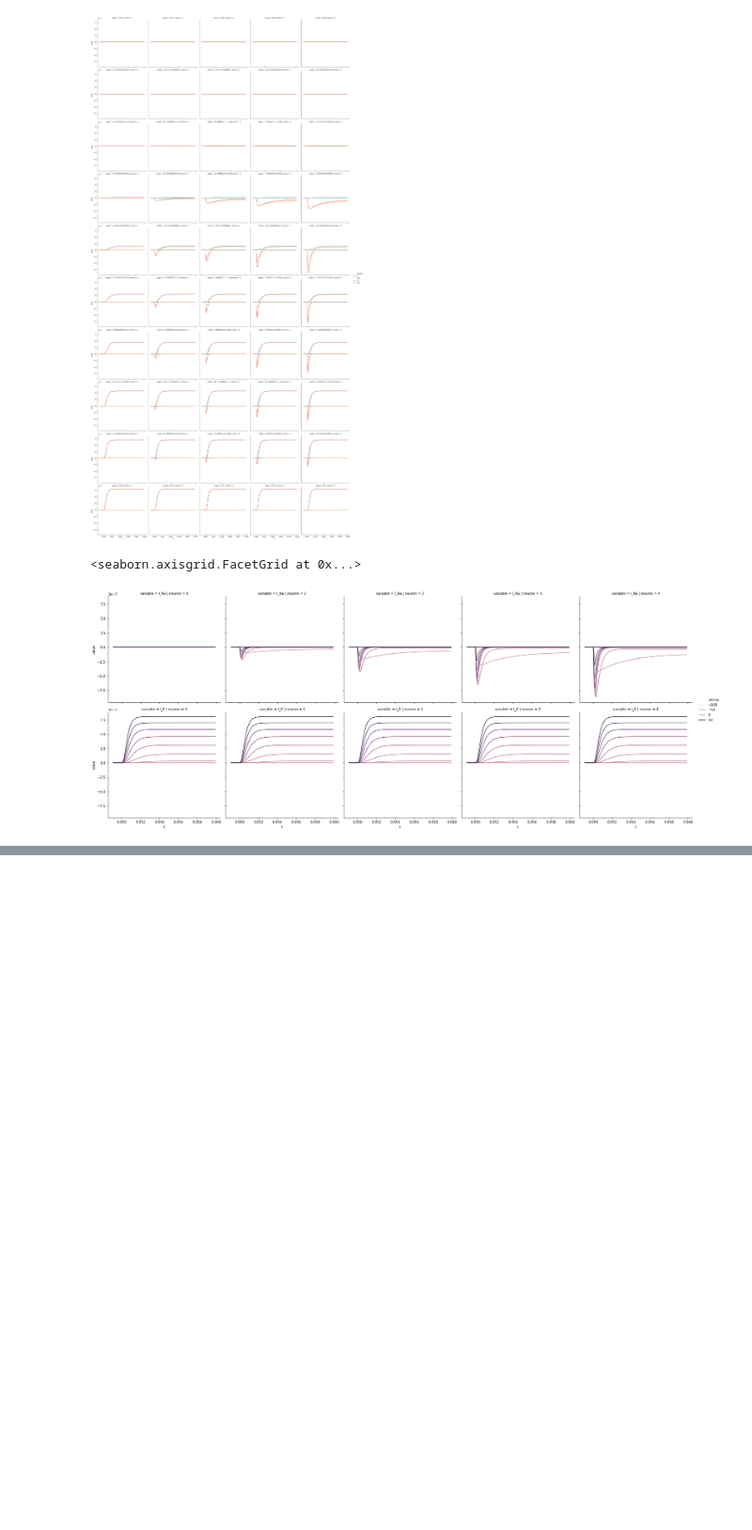
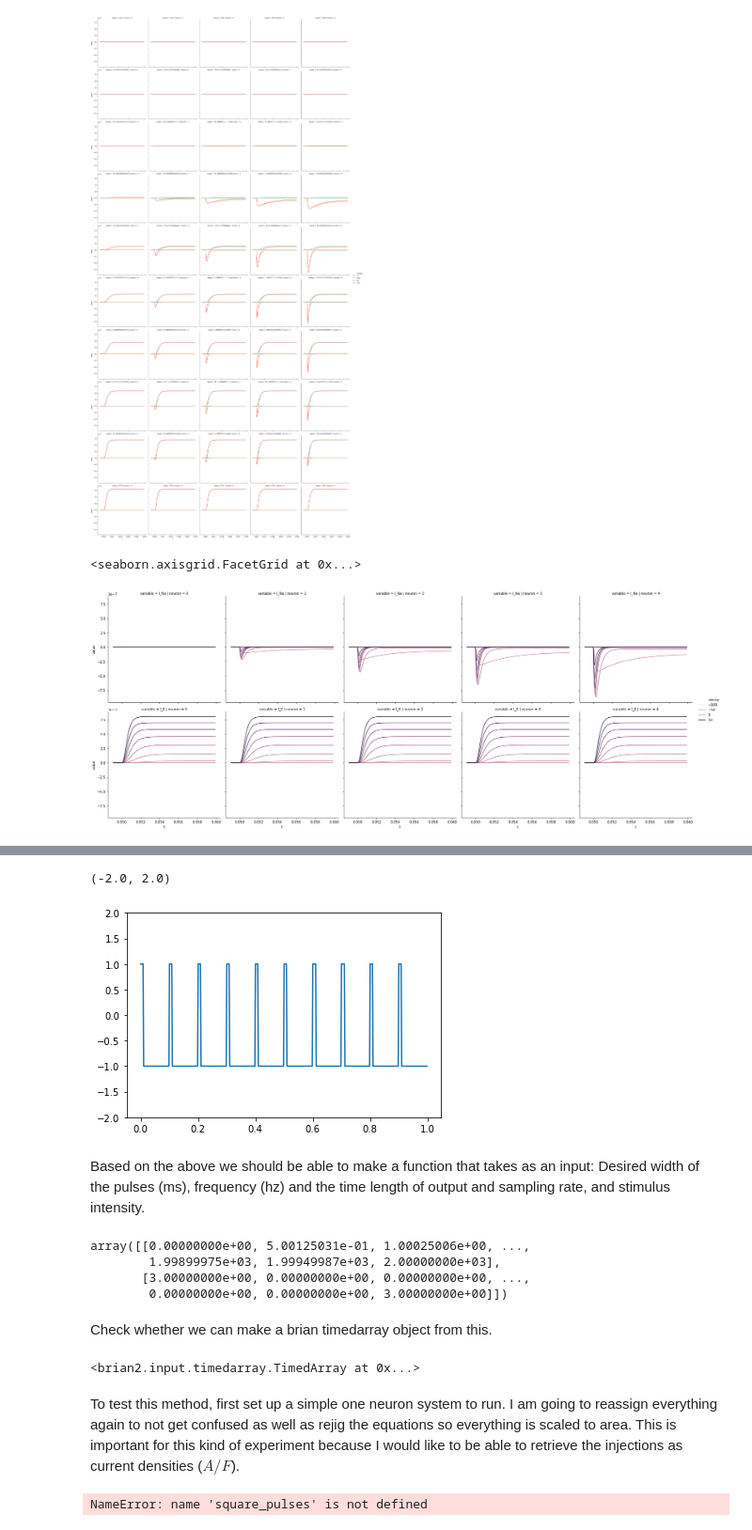
Before and after one commit to linusconrad/neurodynamics-learning, a Jupyter notebook: HHsandbox.ipynb, the cells around one changed output, grey strips where cells are left out. Shown at 94% size. Saved outputs shown, nothing was run; the diff lists cells and outputs as text; code cells hidden in the pictures; blank space fills up the shorter version.

```diff
--- a/HHsandbox.ipynb
+++ b/HHsandbox.ipynb
@@ -949,0 +962,13 @@ This can then be used to construct I/O relationships.
+# %%
+#define a time vector
+t = np.linspace(0, 1, 500, endpoint=False)
+# Make a square
+square = signal.square(2 * np.pi * 10 * t, duty = 0.1)
+plt.plot(t, square)
+plt.ylim(-2, 2)
+# %% [output]
+(-2.0, 2.0)
+[figure, added]
+# %% [markdown]
+Based on the above we should be able to make a function that takes as an input:
+Desired width of the pulses (ms), frequency (hz) and the time length of output and sampling rate, and stimulus intensity.
@@ -949,0 +988,25 @@ This can then be used to construct I/O relationships.
+# %%
+square_pulses(pulsewidth_ms = 0.1,
+                      frequency_hz = 3,
+                      tend_ms = 2000,
+                      SR_hz = 2000,
+                      Inj_nA = 3)
+# %% [output]
+array([[0.00000000e+00, 5.00125031e-01, 1.00025006e+00, ...,
+        1.99899975e+03, 1.99949987e+03, 2.00000000e+03],
+       [3.00000000e+00, 0.00000000e+00, 0.00000000e+00, ...,
+        0.00000000e+00, 0.00000000e+00, 3.00000000e+00]])
+# %% [markdown]
+Check whether we can make a brian timedarray object from this.
+# %%
+TimedArray(square_pulses(pulsewidth_ms = 0.1,
+                      frequency_hz = 3,
+                      tend_ms = 2000,
+                      SR_hz = 2000,
+                      Inj_nA = 3), dt = 1/2000*ms)
+# %% [output]
+<brian2.input.timedarray.TimedArray at 0x...>
+# %% [markdown]
+To test this method, first set up a simple one neuron system to run.
+I am going to reassign everything again to not get confused as well as rejig the equations so everything is scaled to area.
+This is important for this kind of experiment because I would like to be able to retrieve the injections as current densities ($A/F$).
@@ -949,0 +1077,9 @@ This can then be used to construct I/O relationships.
+# %%
+# create a stimulation time course and add it to the group
+squarestim = TimedArray(square_pulses(pulsewidth_ms = 0.1,
+                      frequency_hz = 3,
+                      tend_ms = 2000,
+                      SR_hz = 2000,
+                      Inj_nA = 3), dt = 1/2000*ms)
+# %% [output]
+NameError: name 'square_pulses' is not defined
```
Also changed, not shown: parts of 8 cells of this notebook, 1 other file.
